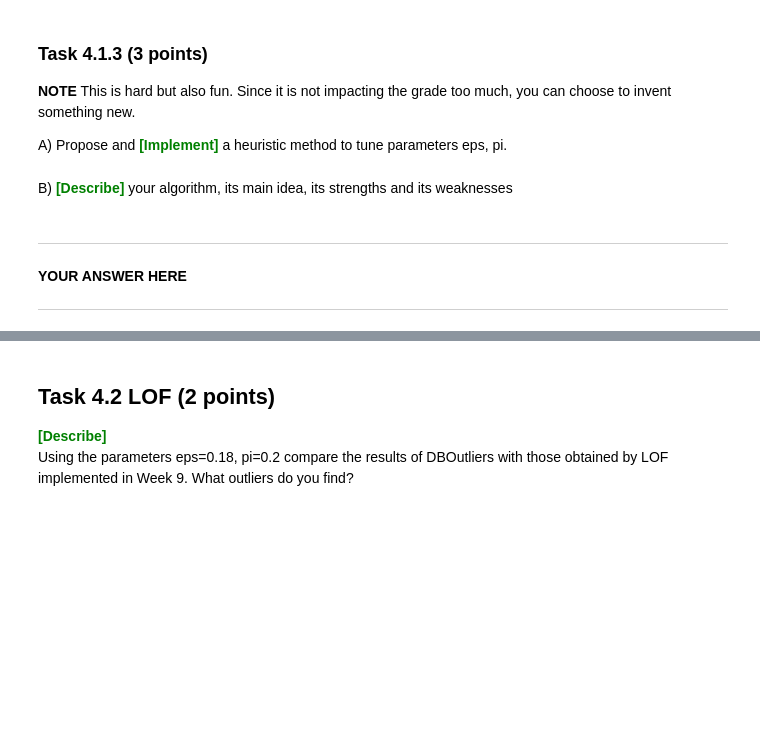
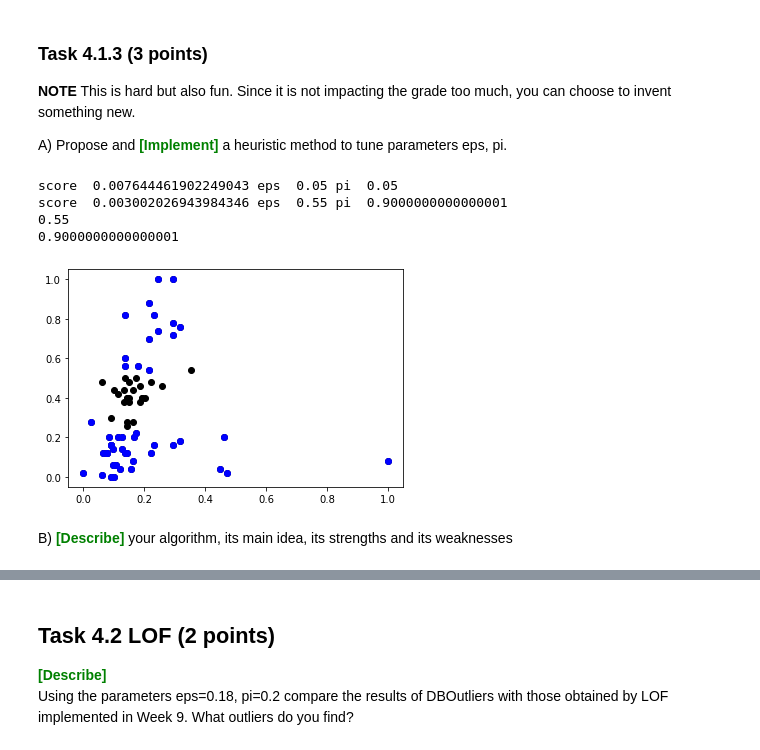
Before and after one commit to annesparks/dm23_handins, a Jupyter notebook: handins/handin1.ipynb, the cells around one changed output, grey strips where cells are left out. Saved outputs shown, nothing was run; the diff lists cells and outputs as text; code cells hidden in the pictures; blank space fills up the shorter version.

```diff
--- a/handins/handin1.ipynb
+++ b/handins/handin1.ipynb
@@ -1518,6 +1506,49 @@ def tune_dboutliers(X):
+# %%
+def sum_pairwise(X_pair):
+    sum = 0
+    for x1 in X_pair:
+        for x2 in X_pair:
+            sum += distance(x1,x2)
+    return sum/2
+
+def tune_dboutliers(X):
+    best_eps = None
+    best_pi = None
+    best_score = 100000
+    eps = np.arange(0.05, 1, 0.05)
+    pi_vals = np.arange(0.05, 1, 0.05)
+    for epsilon in eps:
+        for pivalue in pi_vals:
+            outliers = DBOutliers(X, epsilon,pivalue)
+            X_wo_outlier = X
+            for outlier in outliers:
+                np.delete(X_wo_outlier, outlier)
+            distances_no = sum_pairwise(X_wo_outlier)
+            distances_o = sum_pairwise(outliers)
+            sum_outl = len(outliers)*len(X_wo_outlier)
+            if sum_outl == 0:
+                if len(outliers) == 0:
+                    sum_outl = len(X_wo_outlier)
+                else:
+                    sum_outl = len(outliers)
+            score = math.sqrt((distances_o-(distances_no-distances_o))**2)/sum_outl
+            if score < best_score:
+                print("score ", score, "eps ", epsilon, "pi ", pivalue)
+                best_score = score
+                best_eps = epsilon
+                best_pi = pivalue
+    return best_eps, best_pi
+# %%
+best_eps, best_pi = tune_dboutliers(X_norm)
+print(best_eps)
+print(best_pi)
+outliers_tuned = DBOutliers(X_norm, best_eps,best_pi)
+plotDBOutliers(X_norm, outliers_tuned)
+# %% [output]
+score  0.007644461902249043 eps  0.05 pi  0.05
+score  0.003002026943984346 eps  0.55 pi  0.9000000000000001
+0.55
+0.9000000000000001
+[figure, added]
 # %% [markdown]
 B) <span style='color: green'>**\[Describe\]**</span> your algorithm, its main idea, its strengths and its weaknesses
-# %% [markdown]
-*******************
-**YOUR ANSWER HERE**
-******************
```
Also changed, not shown: parts of 15 cells of this notebook.
